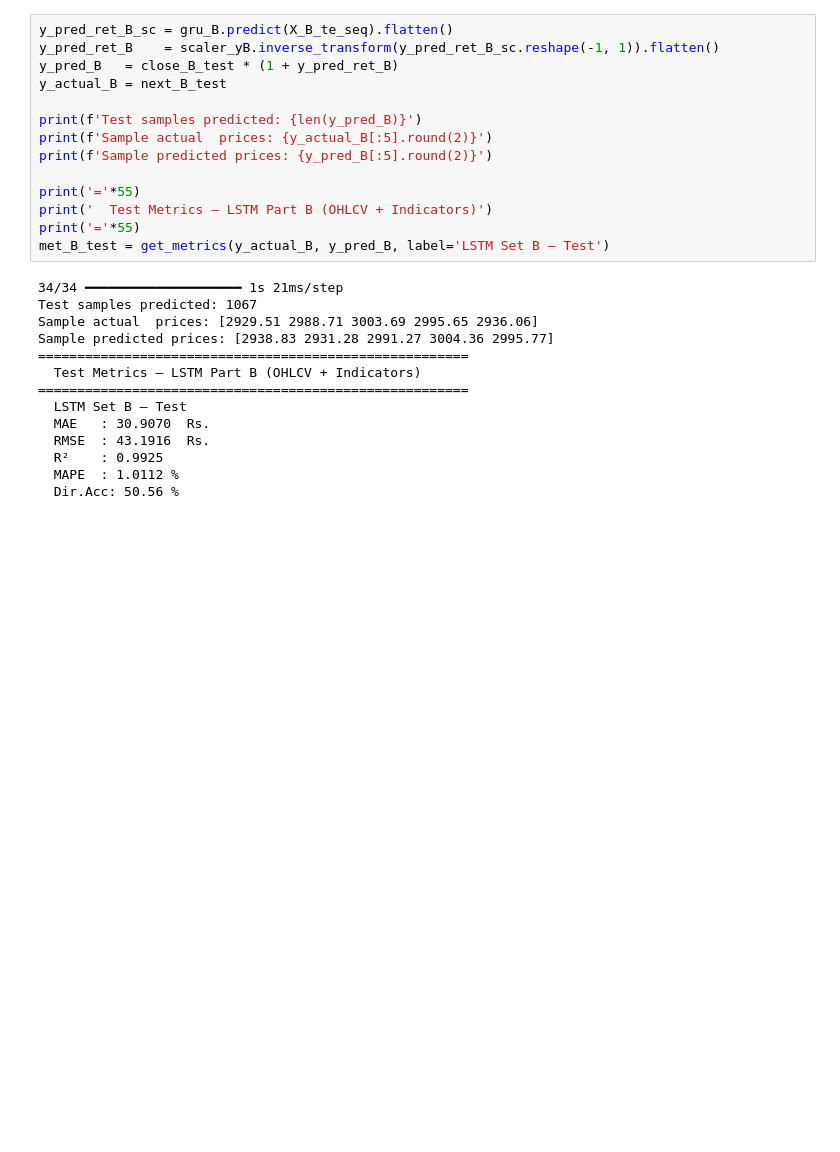
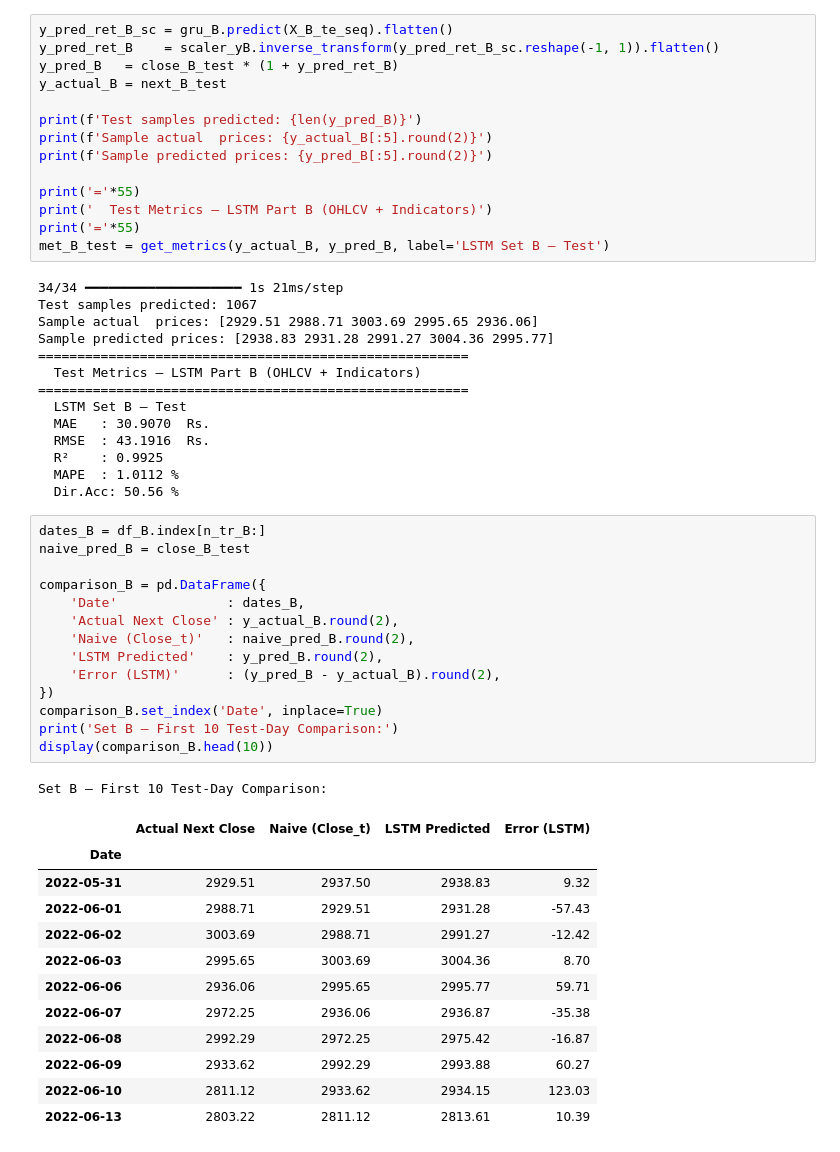
Before and after one commit to rishika790/AI-PORTFOLIO, a Jupyter notebook: DL_GRU_OHLCV_vs_Indicators.ipynb, the cells around one changed output. Saved outputs shown, nothing was run; the diff lists cells and outputs as text; blank space fills up the shorter version.

Commit message:
code: cell 61 — dates_B = df_B.index[n_tr_B:]

```diff
--- a/DL_GRU_OHLCV_vs_Indicators.ipynb
+++ b/DL_GRU_OHLCV_vs_Indicators.ipynb
@@ -845,3 +845,31 @@ Sample predicted prices: [2938.83 2931.28 2991.27 3004.36 2995.77]
   R²    : 0.9925
   MAPE  : 1.0112 %
   Dir.Acc: 50.56 %
+# %%
+dates_B = df_B.index[n_tr_B:]
+naive_pred_B = close_B_test
+
+comparison_B = pd.DataFrame({
+    'Date'              : dates_B,
+    'Actual Next Close' : y_actual_B.round(2),
+    'Naive (Close_t)'   : naive_pred_B.round(2),
+    'LSTM Predicted'    : y_pred_B.round(2),
+    'Error (LSTM)'      : (y_pred_B - y_actual_B).round(2),
+})
+comparison_B.set_index('Date', inplace=True)
+print('Set B — First 10 Test-Day Comparison:')
+display(comparison_B.head(10))
+# %% [output]
+Set B — First 10 Test-Day Comparison:
+|  | Actual Next Close | Naive (Close_t) | LSTM Predicted | Error (LSTM) |
+| Date |  |  |  |  |
+| 2022-05-31 | 2929.51 | 2937.50 | 2938.83 | 9.32 |
+| 2022-06-01 | 2988.71 | 2929.51 | 2931.28 | -57.43 |
+| 2022-06-02 | 3003.69 | 2988.71 | 2991.27 | -12.42 |
+| 2022-06-03 | 2995.65 | 3003.69 | 3004.36 | 8.70 |
+| 2022-06-06 | 2936.06 | 2995.65 | 2995.77 | 59.71 |
+| 2022-06-07 | 2972.25 | 2936.06 | 2936.87 | -35.38 |
+| 2022-06-08 | 2992.29 | 2972.25 | 2975.42 | -16.87 |
+| 2022-06-09 | 2933.62 | 2992.29 | 2993.88 | 60.27 |
+| 2022-06-10 | 2811.12 | 2933.62 | 2934.15 | 123.03 |
+| 2022-06-13 | 2803.22 | 2811.12 | 2813.61 | 10.39 |
```
